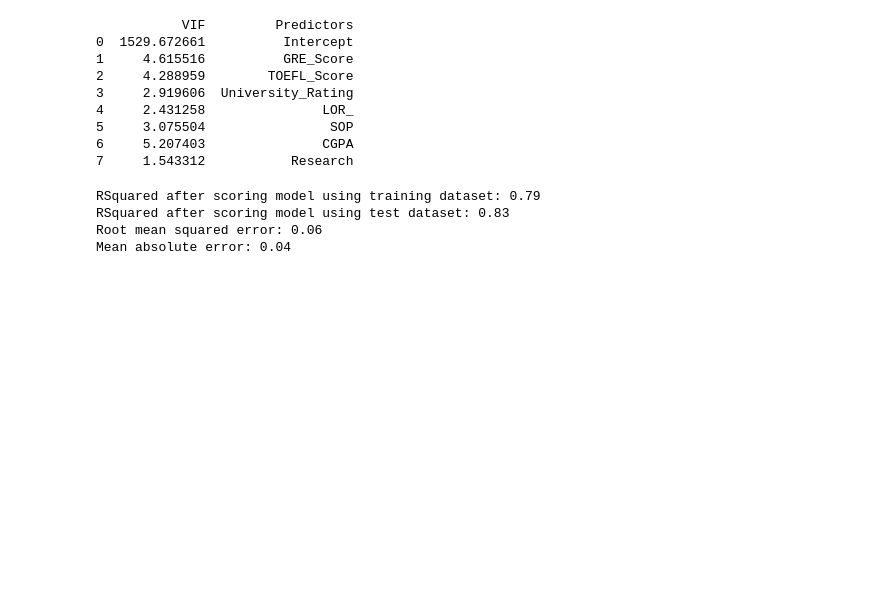
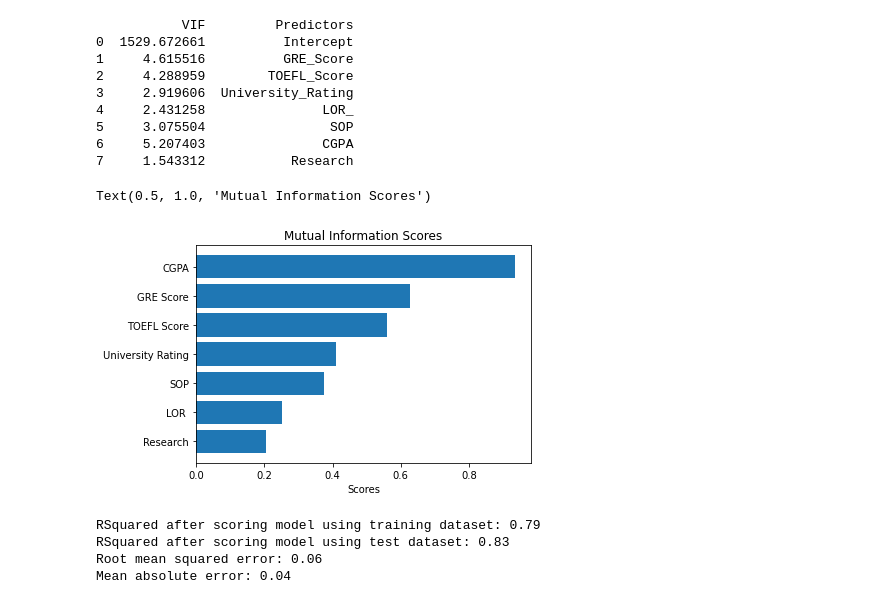
Before and after one commit to rajat12342/Graduate_admission_prediction, a Jupyter notebook: Graduate_admissions_prediction.ipynb, the cells around one changed output. Cells and saved outputs as stored; diff of their text form; code cells hidden in the pictures; blank space fills up the shorter version.

```diff
--- a/Graduate_admissions_prediction.ipynb
+++ b/Graduate_admissions_prediction.ipynb
@@ -219,4 +220,33 @@ print(vif)
 5     3.075504                SOP
 6     5.207403               CGPA
 7     1.543312           Research
+# %%
+#Checking if any particular features standout using Mutual Information Scores
+data1 = df.copy()
+
+X = data1.drop(['Chance of Admit '], axis=1)
+y = data1['Chance of Admit ']
+
+discrete_features = X.dtypes == int
+
+
+
+mi_scores = mutual_info_regression(X, y, discrete_features=discrete_features)
+mi_scores = pandas.Series(mi_scores, name="MI Scores", index=X.columns)
+mi_scores = mi_scores.sort_values()
+
+
+
+
+scores = mi_scores.sort_values()
+width = np.arange(len(scores))
+
+ticks = list(scores.index)
+plt.barh(width, scores)
+plt.yticks(width, ticks)
+plt.xlabel('Scores')
+plt.title("Mutual Information Scores")
+# %% [output]
+Text(0.5, 1.0, 'Mutual Information Scores')
+[figure, added]
 # %%
```
Also changed, not shown: parts of 2 cells of this notebook, 1 other file.
